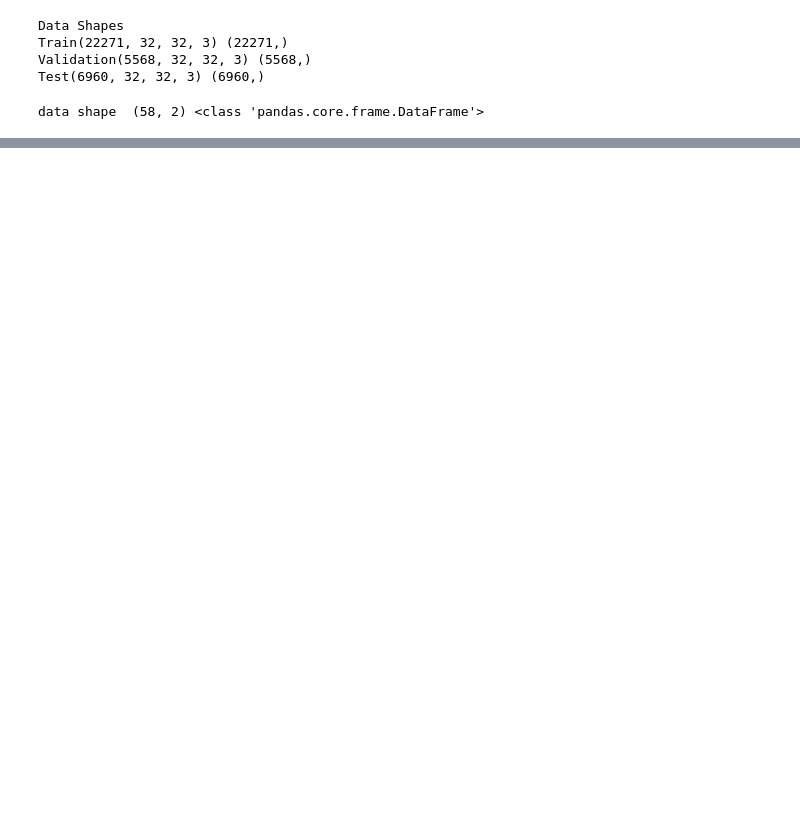
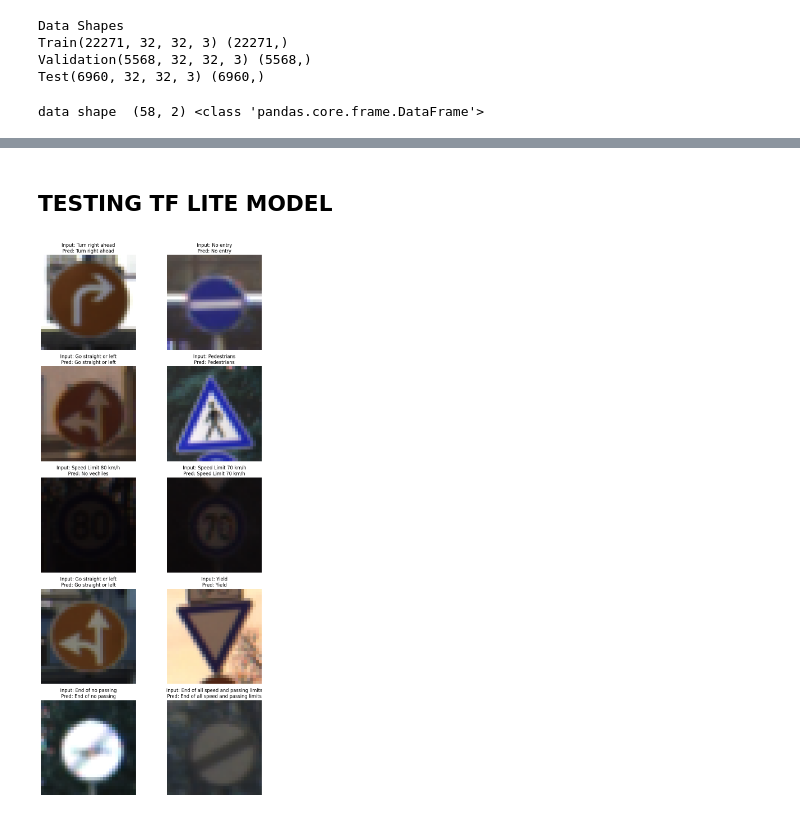
Before and after one commit to uditgaur3/RPI, a Jupyter notebook: Traffic_Sign_Recognition.ipynb, the cells around one changed output, grey strips where cells are left out. Cells and saved outputs as stored; diff of their text form; code cells hidden in the pictures; blank space fills up the shorter version.

```diff
--- a/Traffic_Sign_Recognition.ipynb
+++ b/Traffic_Sign_Recognition.ipynb
@@ -257,5 +446,6 @@ converter = tf.lite.TFLiteConverter.from_keras_model(model)
 tflite_model = converter.convert()
 
 # Save the model.
-with open('final_model.tflite', 'wb') as f:
+# with open('final_model.tflite', 'wb') as f:
+with open('model2.tflite', 'wb') as f:
   f.write(tflite_model)
@@ -261,0 +470,2 @@ with open('final_model.tflite', 'wb') as f:
+# %% [markdown]
+## TESTING TF LITE MODEL
@@ -261,0 +547,66 @@ with open('final_model.tflite', 'wb') as f:
+# %%
+# Path to your TFLite model and input image
+base_path = '/content/Dataset'  # Replace with your base path
+image_path, input_class = get_random_image_from_random_folder(base_path)
+
+# Load the model
+model_path = '/content/drive/MyDrive/model2.tflite'  # Replace with your model path
+interpreter = load_tflite_model(model_path)
+
+# Specify number of images to test simultaneously
+num_images = 10
+
+# Get input shape details
+input_details = interpreter.get_input_details()
+input_shape = input_details[0]['shape']
+
+# List to store results for table display with images
+results = []
+images = []
+
+# Number of images to display (adjust according to the 5x2 grid)
+num_images = 10
+
+# Loop through multiple images
+for i in range(num_images):
+    image_path, input_class = get_random_image_from_random_folder(base_path)
+    if image_path is None:
+        print("No valid image found, skipping.")
+        continue
+
+    # Prepare input data
+    input_data = prepare_input_data(image_path, input_shape)
+
+    # Run inference
+    output_data = run_inference(interpreter, input_data)
+
+    # Get predicted class
+    predicted_class = int(get_prediction(output_data))
+
+    # Append results and image for display
+    results.append({
+        "Image #": i+1,
+        "Input Class #": input_class,
+        "Input Class Name": classes[input_class],
+        "Predicted Class #": predicted_class,
+        "Predicted Class Name": classes[predicted_class]
+    })
+    images.append(image_path)  # Save image paths to display them
+
+# Convert results to DataFrame
+df_results = pd.DataFrame(results)
+
+# Display images in a 5x2 grid
+fig, axes = plt.subplots(5, 2, figsize=(10, 20))  # 5 rows, 2 columns
+axes = axes.flatten()  # Flatten to make indexing easier
+
+for idx, image_path in enumerate(images):
+    img = load_img(image_path)
+    axes[idx].imshow(img)
+    axes[idx].axis("off")
+    axes[idx].set_title(f"Input: {results[idx]['Input Class Name']}\nPred: {results[idx]['Predicted Class Name']}")
+
+plt.tight_layout()
+plt.show()
+# %% [output]
+[figure, added]
```
Also changed, not shown: parts of 23 cells of this notebook.
